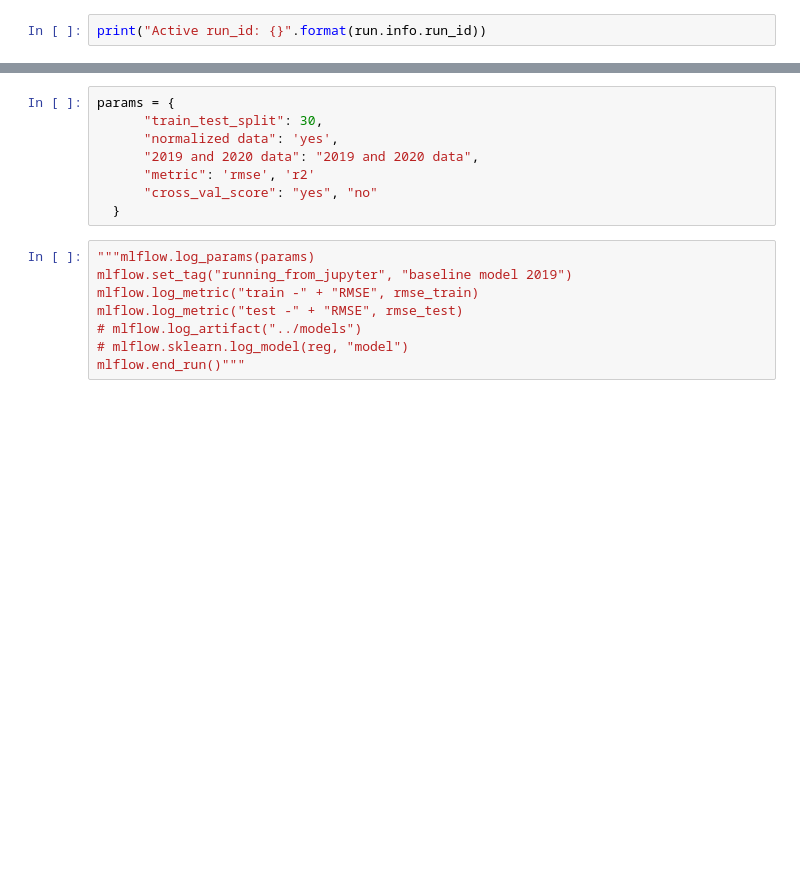
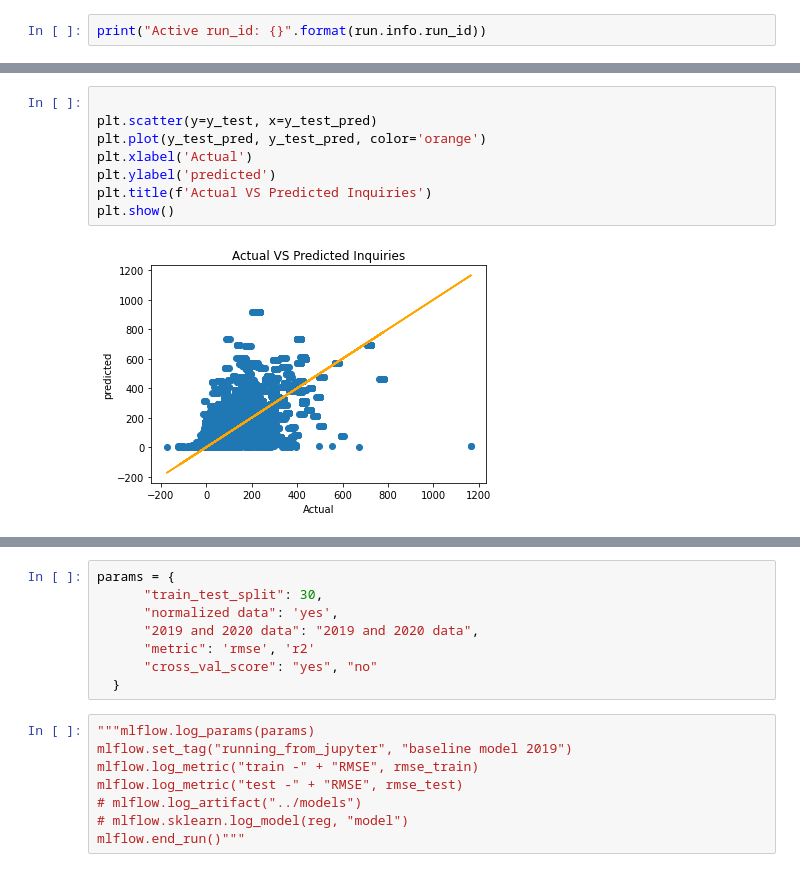
Before and after one commit to neue-fische-traum/traum-preis, a Jupyter notebook: notebooks/model_residuals_and_crossvalidation.ipynb, the cells around one changed output, grey strips where cells are left out. Drawn from its saved outputs; the diff is of its cells as text; blank space fills up the shorter version.

```diff
--- a/notebooks/model_residuals_and_crossvalidation.ipynb
+++ b/notebooks/model_residuals_and_crossvalidation.ipynb
@@ -138,0 +280,10 @@ print(cross_val_score(reg, X, Y, cv=10, scoring='r2').mean())
+# %%
+
+plt.scatter(y=y_test, x=y_test_pred)
+plt.plot(y_test_pred, y_test_pred, color='orange')
+plt.xlabel('Actual')
+plt.ylabel('predicted')
+plt.title(f'Actual VS Predicted Inquiries')
+plt.show()
+# %% [output]
+[figure, added]
```
Also changed, not shown: parts of 31 cells of this notebook.
